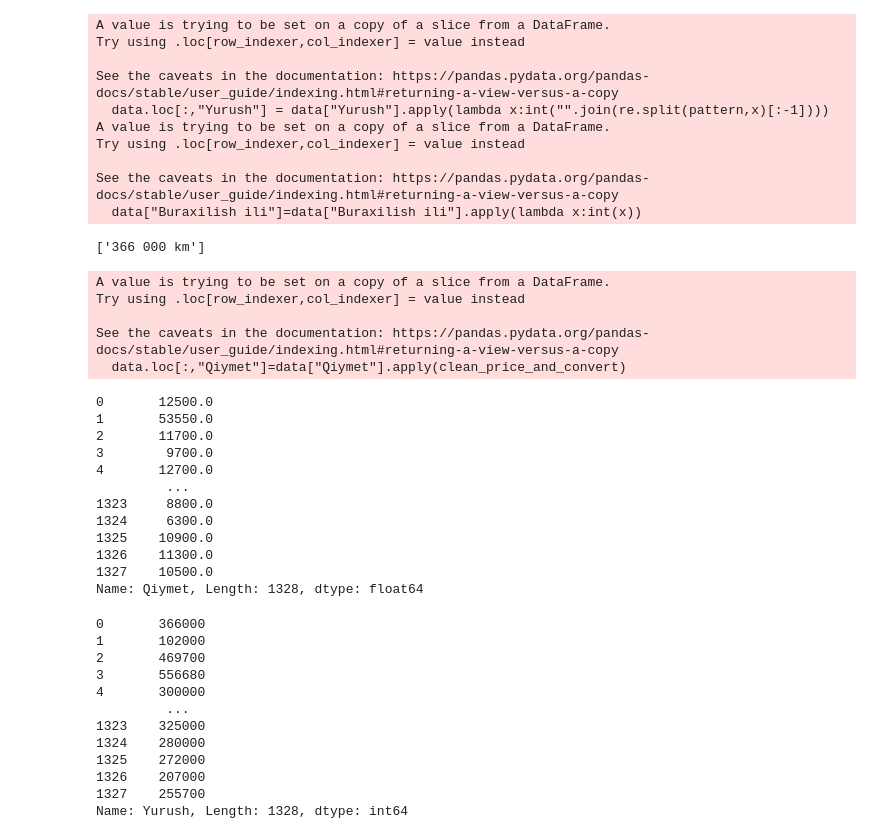
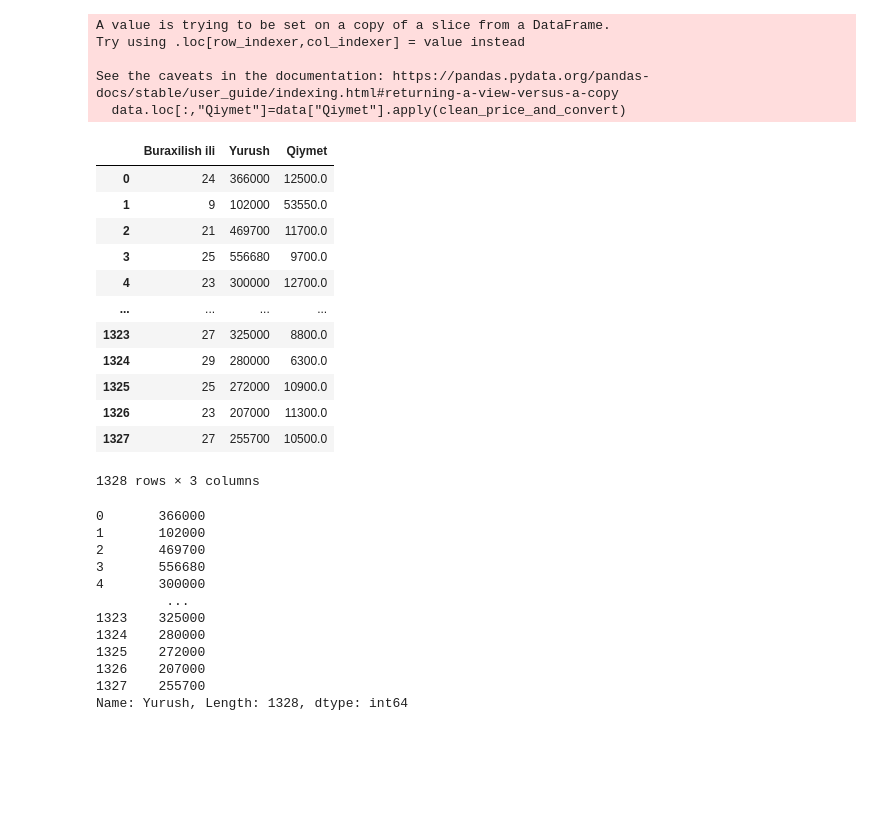
Before and after one commit to YasinVeliyev/Tech-Academy-Data-Science, a Jupyter notebook: Tapşırıq-5/Python/main.ipynb, the cells around one changed output. Drawn from its saved outputs; the diff is of its cells as text; code cells hidden in the pictures; blank space fills up the shorter version.

```diff
--- a/Tapşırıq-5/Python/main.ipynb
+++ b/Tapşırıq-5/Python/main.ipynb
@@ -23,21 +22,3 @@ data
-# %%
-data.loc[:,"Yurush"] = data["Yurush"].apply(lambda x:int("".join(re.split(pattern,x)[:-1])))
-data["Buraxilish ili"]=data["Buraxilish ili"].apply(lambda x:int(x))
-# %% [output]
-A value is trying to be set on a copy of a slice from a DataFrame.
-Try using .loc[row_indexer,col_indexer] = value instead
-
-See the caveats in the documentation: https://pandas.pydata.org/pandas-docs/stable/user_guide/indexing.html#returning-a-view-versus-a-copy
-  data.loc[:,"Yurush"] = data["Yurush"].apply(lambda x:int("".join(re.split(pattern,x)[:-1])))
-A value is trying to be set on a copy of a slice from a DataFrame.
-Try using .loc[row_indexer,col_indexer] = value instead
-
-See the caveats in the documentation: https://pandas.pydata.org/pandas-docs/stable/user_guide/indexing.html#returning-a-view-versus-a-copy
-  data["Buraxilish ili"]=data["Buraxilish ili"].apply(lambda x:int(x))
-# %%
-"366 000 km".split("\s+")
-# %% [output]
-['366 000 km']
 # %%
 def clean_price_and_convert(col:str):
     col=re.split("\s+",col)
@@ -53,20 +34,21 @@ Try using .loc[row_indexer,col_indexer] = value instead
 See the caveats in the documentation: https://pandas.pydata.org/pandas-docs/stable/user_guide/indexing.html#returning-a-view-versus-a-copy
   data.loc[:,"Qiymet"]=data["Qiymet"].apply(clean_price_and_convert)
 # %%
-data["Qiymet"]
+data
 # %% [output]
+|  | Buraxilish ili | Yurush | Qiymet |
+| 0 | 24 | 366000 | 12500.0 |
+| 1 | 9 | 102000 | 53550.0 |
+| 2 | 21 | 469700 | 11700.0 |
+| 3 | 25 | 556680 | 9700.0 |
+| 4 | 23 | 300000 | 12700.0 |
+| ... | ... | ... | ... |
+| 1323 | 27 | 325000 | 8800.0 |
+| 1324 | 29 | 280000 | 6300.0 |
+| 1325 | 25 | 272000 | 10900.0 |
+| 1326 | 23 | 207000 | 11300.0 |
+| 1327 | 27 | 255700 | 10500.0 |
-0       12500.0
-1       53550.0
-2       11700.0
-3        9700.0
-4       12700.0
-         ...
-1323     8800.0
-1324     6300.0
-1325    10900.0
-1326    11300.0
-1327    10500.0
-Name: Qiymet, Length: 1328, dtype: float64
+1328 rows × 3 columns
 # %%
 data["Yurush"]
 # %% [output]
```
Also changed, not shown: parts of 12 cells of this notebook, 7 other files.
